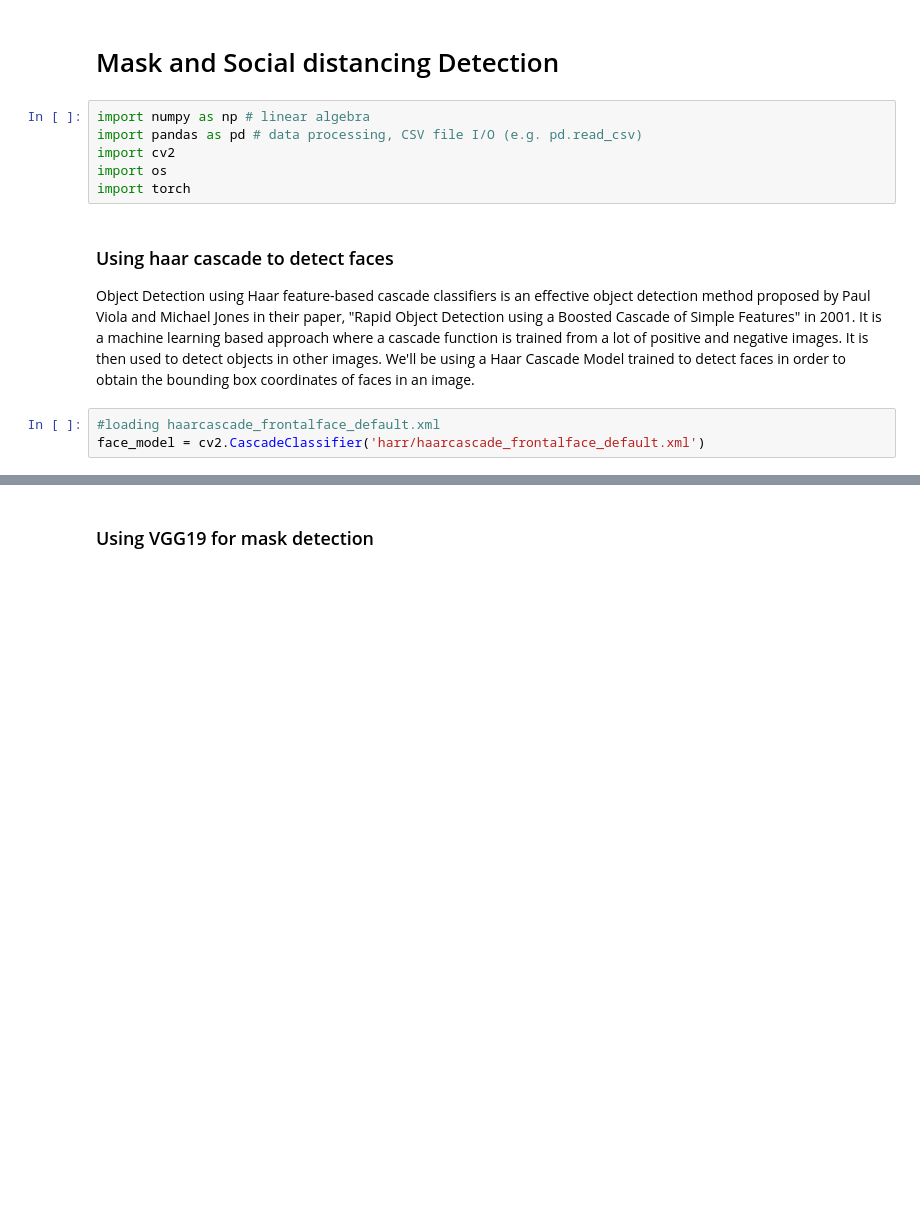
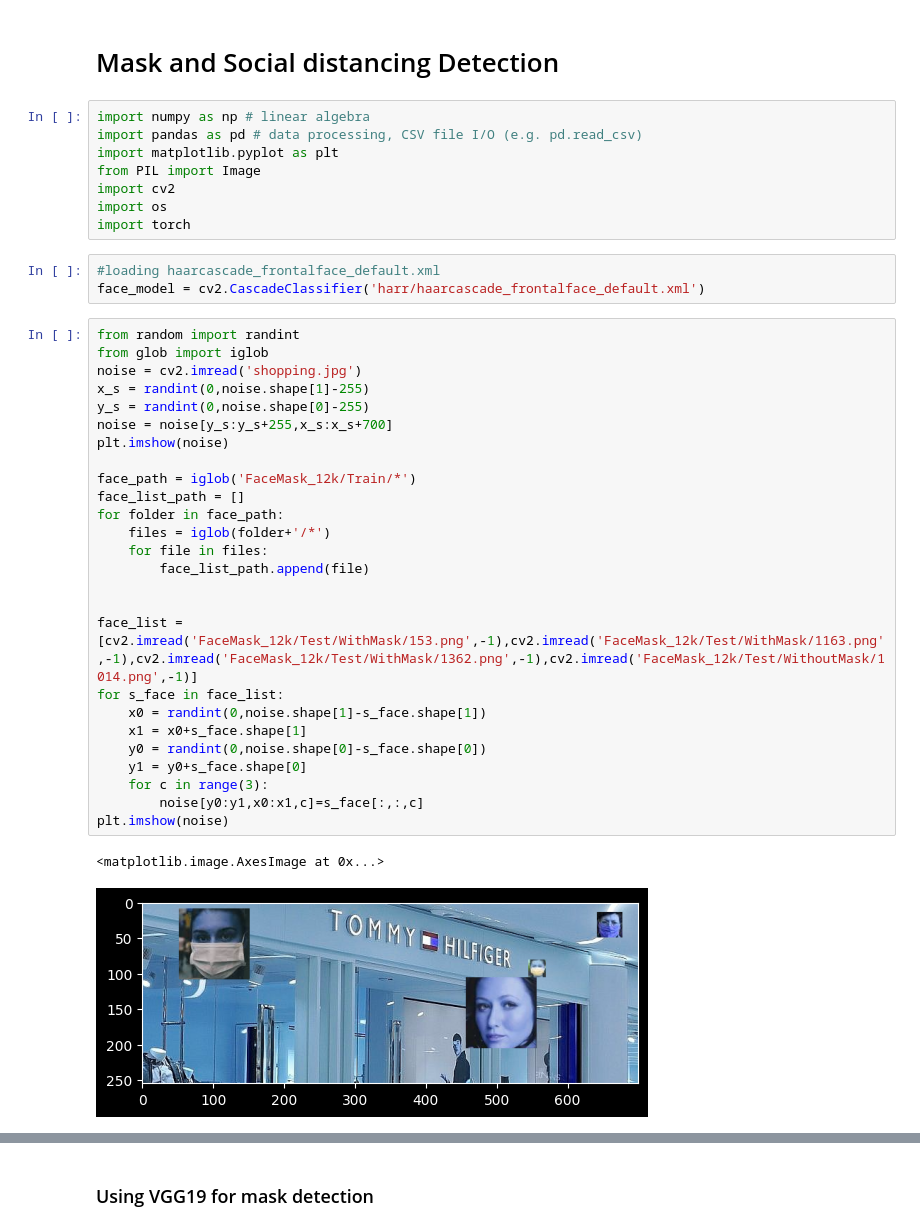
Before and after one commit to ptoyip/COMP-4471-projects, a Jupyter notebook: mask-and-social-distancing-detection-using-vgg19.ipynb, the cells around one changed output, grey strips where cells are left out. Saved outputs shown, nothing was run; the diff lists cells and outputs as text; blank space fills up the shorter version.

```diff
--- a/mask-and-social-distancing-detection-using-vgg19.ipynb
+++ b/mask-and-social-distancing-detection-using-vgg19.ipynb
@@ -3,14 +3,41 @@
 # %%
 import numpy as np # linear algebra
 import pandas as pd # data processing, CSV file I/O (e.g. pd.read_csv)
+import matplotlib.pyplot as plt
+from PIL import Image
 import cv2
 import os
 import torch
-# %% [markdown]
-### Using haar cascade to detect faces
-
-Object Detection using Haar feature-based cascade classifiers is an effective object detection method proposed by Paul Viola and Michael Jones in their paper, "Rapid Object Detection using a Boosted Cascade of Simple Features" in 2001. It is a machine learning based approach where a cascade function is trained from a lot of positive and negative images. It is then used to detect objects in other images. We'll be using a Haar Cascade Model trained to detect faces in order to obtain the bounding box coordinates of faces in an image.
 # %%
 #loading haarcascade_frontalface_default.xml
 face_model = cv2.CascadeClassifier('harr/haarcascade_frontalface_default.xml')
+# %%
+from random import randint
+from glob import iglob
+noise = cv2.imread('shopping.jpg')
+x_s = randint(0,noise.shape[1]-255)
+y_s = randint(0,noise.shape[0]-255)
+noise = noise[y_s:y_s+255,x_s:x_s+700]
+plt.imshow(noise)
+
+face_path = iglob('FaceMask_12k/Train/*')
+face_list_path = []
+for folder in face_path:
+    files = iglob(folder+'/*')
+    for file in files:
+        face_list_path.append(file)
+
+
+face_list = [cv2.imread('FaceMask_12k/Test/WithMask/153.png',-1),cv2.imread('FaceMask_12k/Test/WithMask/1163.png',-1),cv2.imread('FaceMask_12k/Test/WithMask/1362.png',-1),cv2.imread('FaceMask_12k/Test/WithoutMask/1014.png',-1)]
+for s_face in face_list:
+    x0 = randint(0,noise.shape[1]-s_face.shape[1])
+    x1 = x0+s_face.shape[1]
+    y0 = randint(0,noise.shape[0]-s_face.shape[0])
+    y1 = y0+s_face.shape[0]
+    for c in range(3):
+        noise[y0:y1,x0:x1,c]=s_face[:,:,c]
+plt.imshow(noise)
+# %% [output]
+<matplotlib.image.AxesImage at 0x...>
+[figure, added]
 # %%
```
Also changed, not shown: parts of 25 cells of this notebook.
